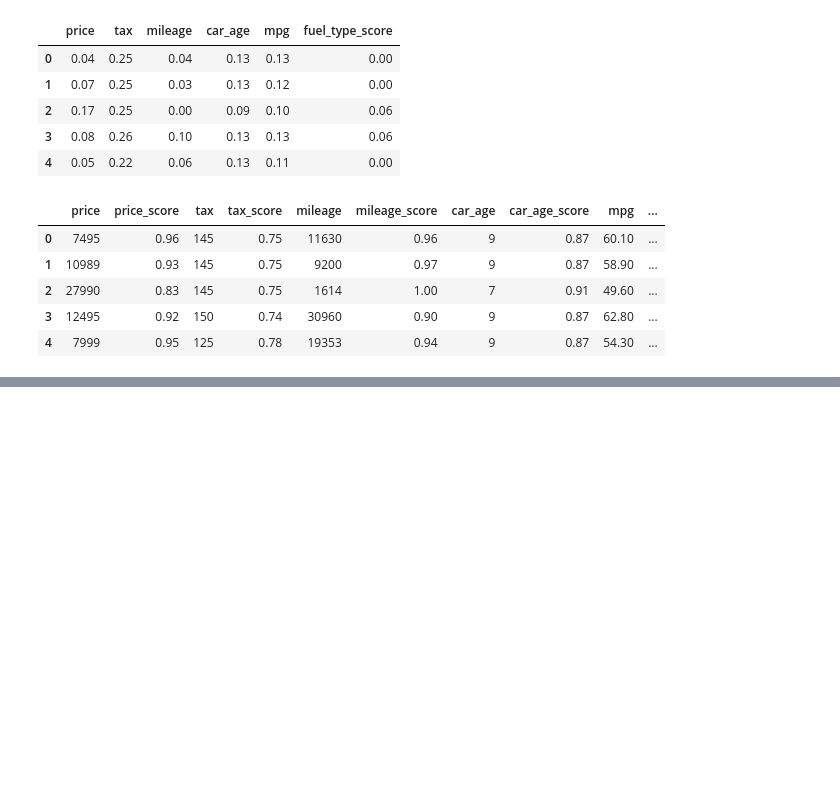
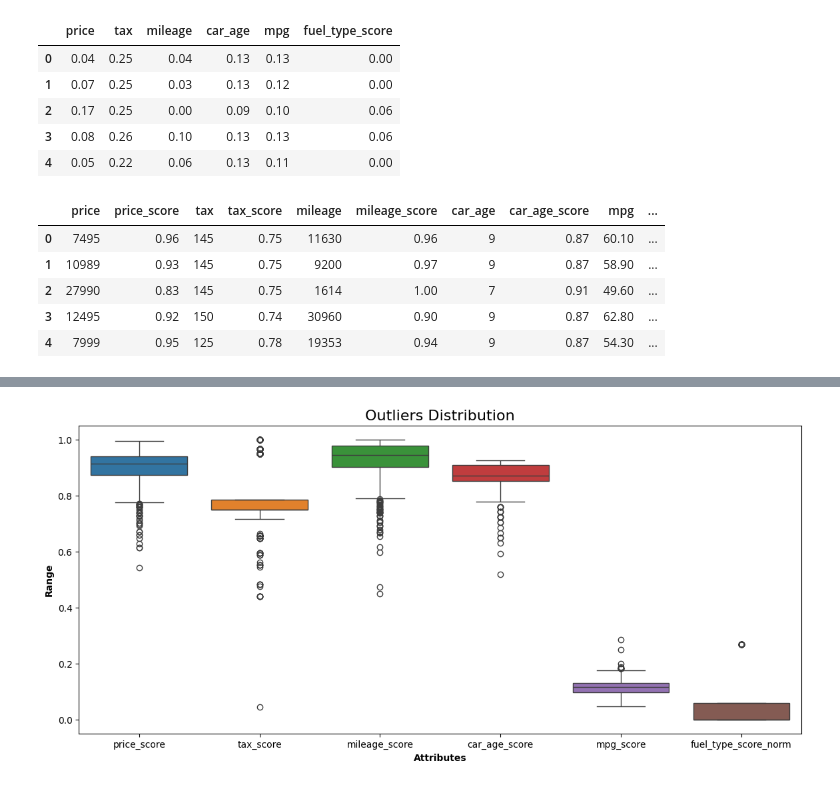
Before and after one commit to TXTEck/DAV_CA1, a Jupyter notebook: notebooks/car_price_analysis.ipynb, the cells around one changed output, grey strips where cells are left out. Drawn from its saved outputs; the diff is of its cells as text; code cells hidden in the pictures; blank space fills up the shorter version.

Commit message:
Add cluster analysis and diagrams

```diff
--- a/notebooks/car_price_analysis.ipynb
+++ b/notebooks/car_price_analysis.ipynb
@@ -969,0 +990,80 @@ cars[[
+# %%
+# Hierarchical Clustering using a sample of 1000 cars
+
+from scipy.cluster.hierarchy import linkage, dendrogram
+from sklearn.preprocessing import StandardScaler
+
+# Select relevant columns for clustering
+cluster_columns = [
+    "price_score",
+    "tax_score",
+    "mileage_score",
+    "car_age_score",
+    "mpg_score",
+    "fuel_type_score_norm"
+]
+
+cluster_data = cars[cluster_columns].copy()
+
+# Drop any rows with missing values
+cluster_data = cluster_data.dropna()
+
+# Select only 1000 samples because hierarchical clustering is slow with large datasets
+cluster_sample = cluster_data.sample(n=1000, random_state=42)
+
+# Show boxplot before removing outliers
+plt.rcParams["figure.figsize"] = [14, 6]
+sns.boxplot(data=cluster_sample, orient="v")
+plt.title("Outliers Distribution", fontsize=16)
+plt.ylabel("Range", fontweight="bold")
+plt.xlabel("Attributes", fontweight="bold")
+plt.show()
+
+# Remove outliers using IQR method
+cluster_no_outliers = cluster_sample.copy()
+
+for col in list(cluster_no_outliers.columns):
+    Q1 = cluster_no_outliers[col].quantile(0.25)
+    Q3 = cluster_no_outliers[col].quantile(0.75)
+    IQR = Q3 - Q1
+
+    lower_bound = Q1 - 1.5 * IQR
+    upper_bound = Q3 + 1.5 * IQR
+
+    cluster_no_outliers = cluster_no_outliers[
+        (cluster_no_outliers[col] >= lower_bound) &
+        (cluster_no_outliers[col] <= upper_bound)
+    ]
+
+# Show boxplot after removing outliers
+plt.rcParams["figure.figsize"] = [14, 6]
+sns.boxplot(data=cluster_no_outliers, orient="v")
+plt.title("Outliers Distribution (without outliers)", fontsize=16)
+plt.ylabel("Range", fontweight="bold")
+plt.xlabel("Attributes", fontweight="bold")
+plt.show()
+
+# Standardize the data
+data_scaler = StandardScaler()
+scaled_cluster_data = data_scaler.fit_transform(cluster_no_outliers)
+
+# Perform hierarchical clustering with complete linkage
+complete_clustering = linkage(
+    scaled_cluster_data,
+    method="complete",
+    metric="euclidean"
+)
+
+# Plot dendrogram for complete linkage
+plt.figure(figsize=(12, 6))
+dendrogram(complete_clustering)
+plt.title("Hierarchical Clustering Dendrogram (Complete Linkage)")
+plt.xlabel("Samples")
+plt.ylabel("Distance")
+plt.show()
+
+# Check final shape after outlier removal
+print("Original cluster sample shape:", cluster_sample.shape)
+print("Cluster data shape after removing outliers:", cluster_no_outliers.shape)
+# %% [output]
+[figure, added]
```
Also changed, not shown: parts of 8 cells of this notebook, 6 other files.
